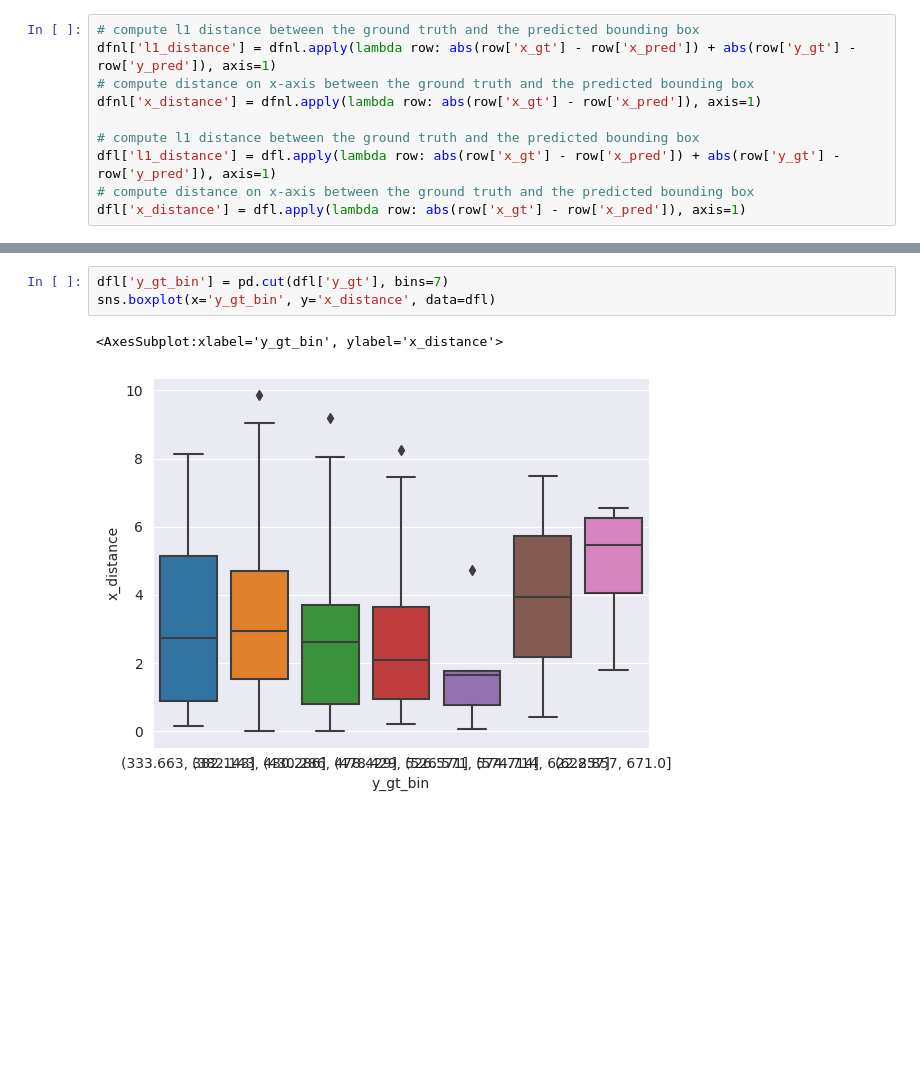
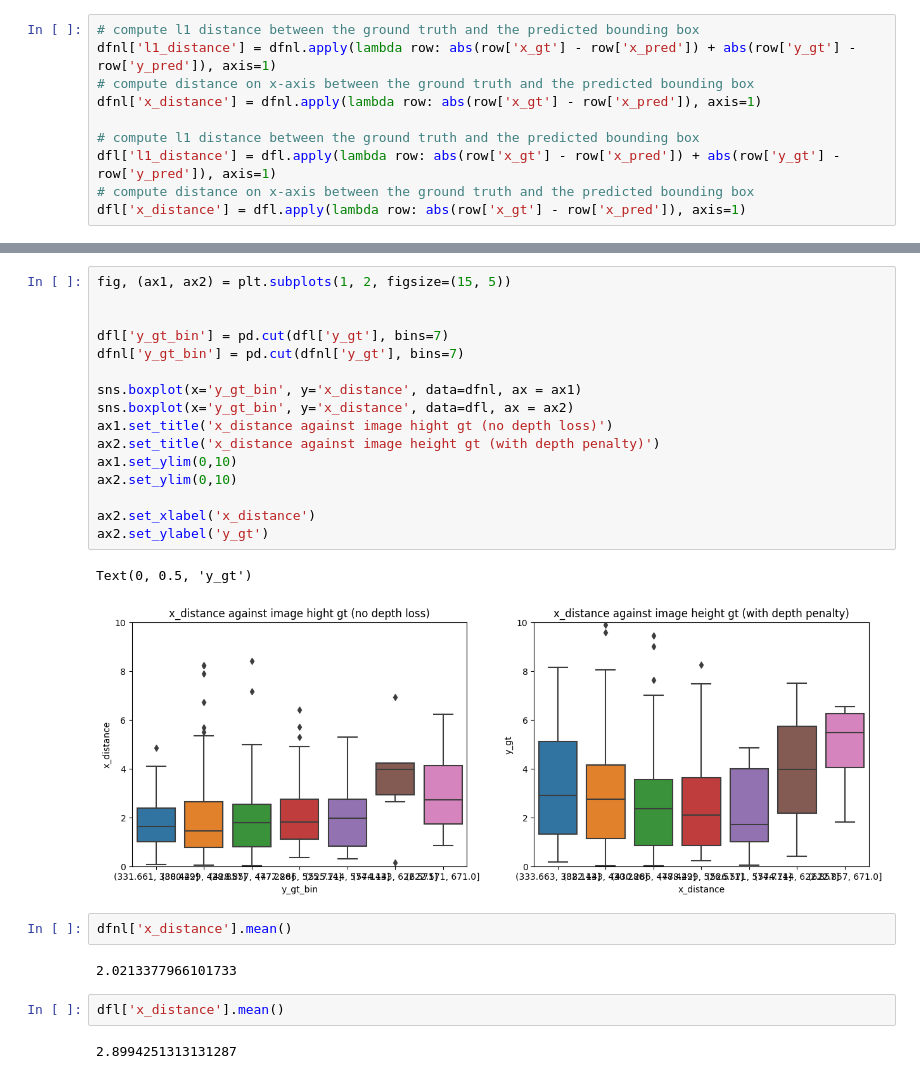
Before and after one commit to RomainFrog/PoleBaseDetection, a Jupyter notebook: dev/EDA_detr.ipynb, the cells around one changed output, grey strips where cells are left out. Saved outputs shown, nothing was run; the diff lists cells and outputs as text; blank space fills up the shorter version.

```diff
--- a/dev/EDA_detr.ipynb
+++ b/dev/EDA_detr.ipynb
@@ -70,6 +50,27 @@ sns.boxplot(x='y_gt_bin', y='x_distance', data=dfnl)
-# %%
-dfl['y_gt_bin'] = pd.cut(dfl['y_gt'], bins=7)
-sns.boxplot(x='y_gt_bin', y='x_distance', data=dfl)
-# %% [output]
-<AxesSubplot:xlabel='y_gt_bin', ylabel='x_distance'>
-[figure, removed]
+# %%
+fig, (ax1, ax2) = plt.subplots(1, 2, figsize=(15, 5))
+
+
+dfl['y_gt_bin'] = pd.cut(dfl['y_gt'], bins=7)
+dfnl['y_gt_bin'] = pd.cut(dfnl['y_gt'], bins=7)
+
+sns.boxplot(x='y_gt_bin', y='x_distance', data=dfnl, ax = ax1)
+sns.boxplot(x='y_gt_bin', y='x_distance', data=dfl, ax = ax2)
+ax1.set_title('x_distance against image hight gt (no depth loss)')
+ax2.set_title('x_distance against image height gt (with depth penalty)')
+ax1.set_ylim(0,10)
+ax2.set_ylim(0,10)
+
+ax2.set_xlabel('x_distance')
+ax2.set_ylabel('y_gt')
+# %% [output]
+Text(0, 0.5, 'y_gt')
+[figure, added]
+# %%
+dfnl['x_distance'].mean()
+# %% [output]
+2.0213377966101733
+# %%
+dfl['x_distance'].mean()
+# %% [output]
+2.8994251313131287
```
Also changed, not shown: parts of 3 cells of this notebook, 3 other files.
